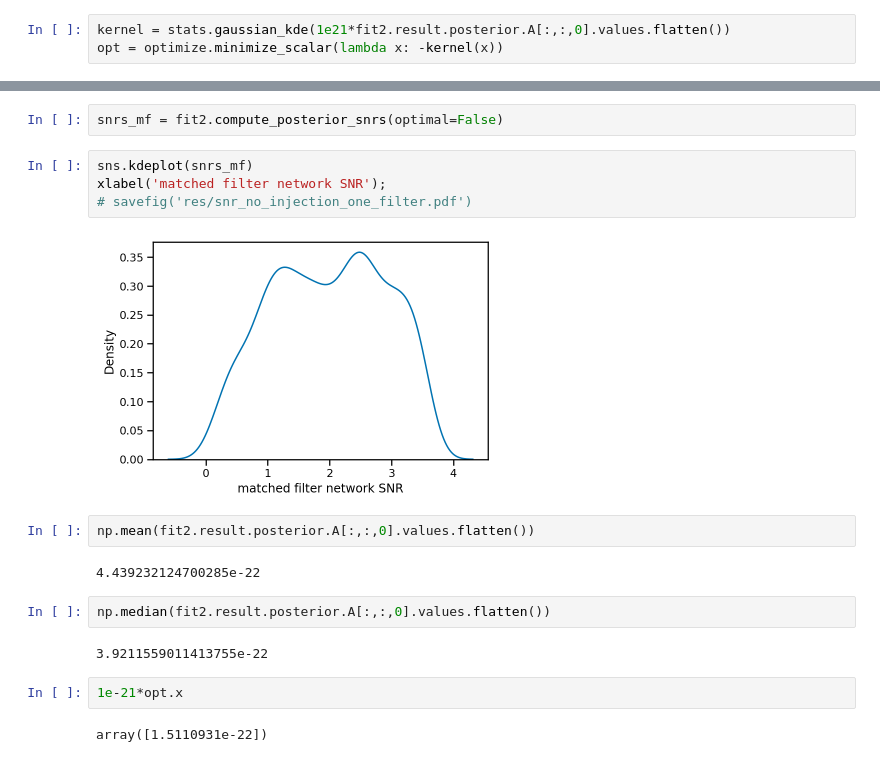
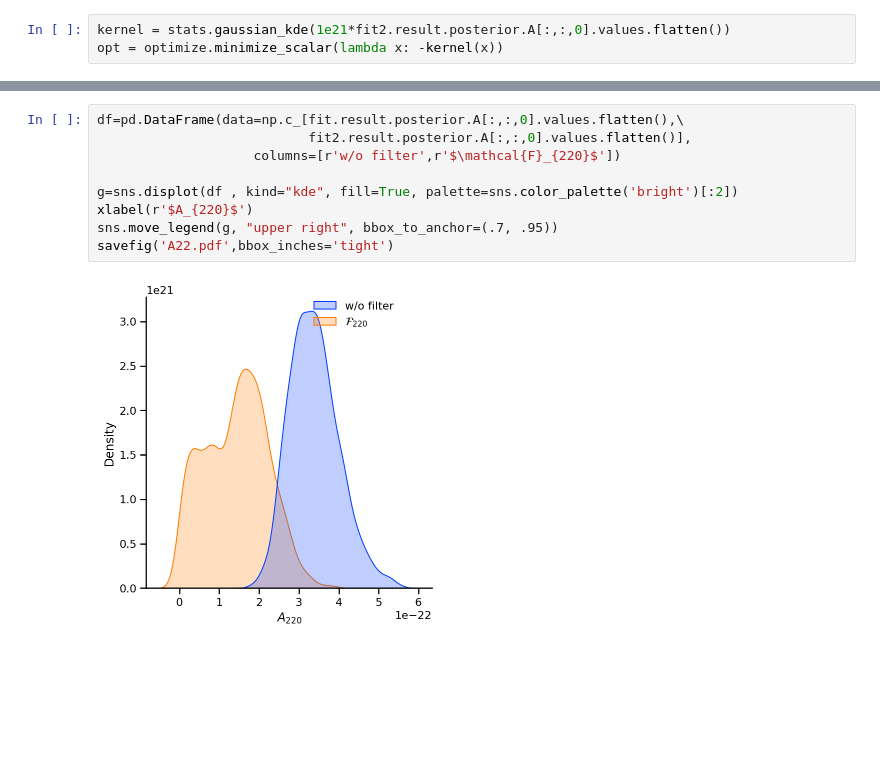
Before and after one commit to Sizheng-Ma/ringdown, a Jupyter notebook: docs/examples/GW190521/GW190521_circular_single.ipynb, the cells around one changed output, grey strips where cells are left out. Drawn from its saved outputs; the diff is of its cells as text; blank space fills up the shorter version.

```diff
--- a/docs/examples/GW190521/GW190521_circular_single.ipynb
+++ b/docs/examples/GW190521/GW190521_circular_single.ipynb
@@ -353,20 +277,11 @@ legend();
-# %%
-snrs_mf = fit2.compute_posterior_snrs(optimal=False)
-# %%
-sns.kdeplot(snrs_mf)
-xlabel('matched filter network SNR');
-# savefig('res/snr_no_injection_one_filter.pdf')
-# %% [output]
-[figure, removed]
-# %%
-np.mean(fit2.result.posterior.A[:,:,0].values.flatten())
-# %% [output]
-4.439232124700285e-22
-# %%
-np.median(fit2.result.posterior.A[:,:,0].values.flatten())
-# %% [output]
-3.9211559011413755e-22
-# %%
-1e-21*opt.x
-# %% [output]
-array([1.5110931e-22])
+# %%
+df=pd.DataFrame(data=np.c_[fit.result.posterior.A[:,:,0].values.flatten(),\
+                           fit2.result.posterior.A[:,:,0].values.flatten()],
+                    columns=[r'w/o filter',r'$\mathcal{F}_{220}$'])
+
+g=sns.displot(df , kind="kde", fill=True, palette=sns.color_palette('bright')[:2])
+xlabel(r'$A_{220}$')
+sns.move_legend(g, "upper right", bbox_to_anchor=(.7, .95))
+savefig('A22.pdf',bbox_inches='tight')
+# %% [output]
+[figure, added]
```
Also changed, not shown: parts of 32 cells of this notebook, 3 other files.
